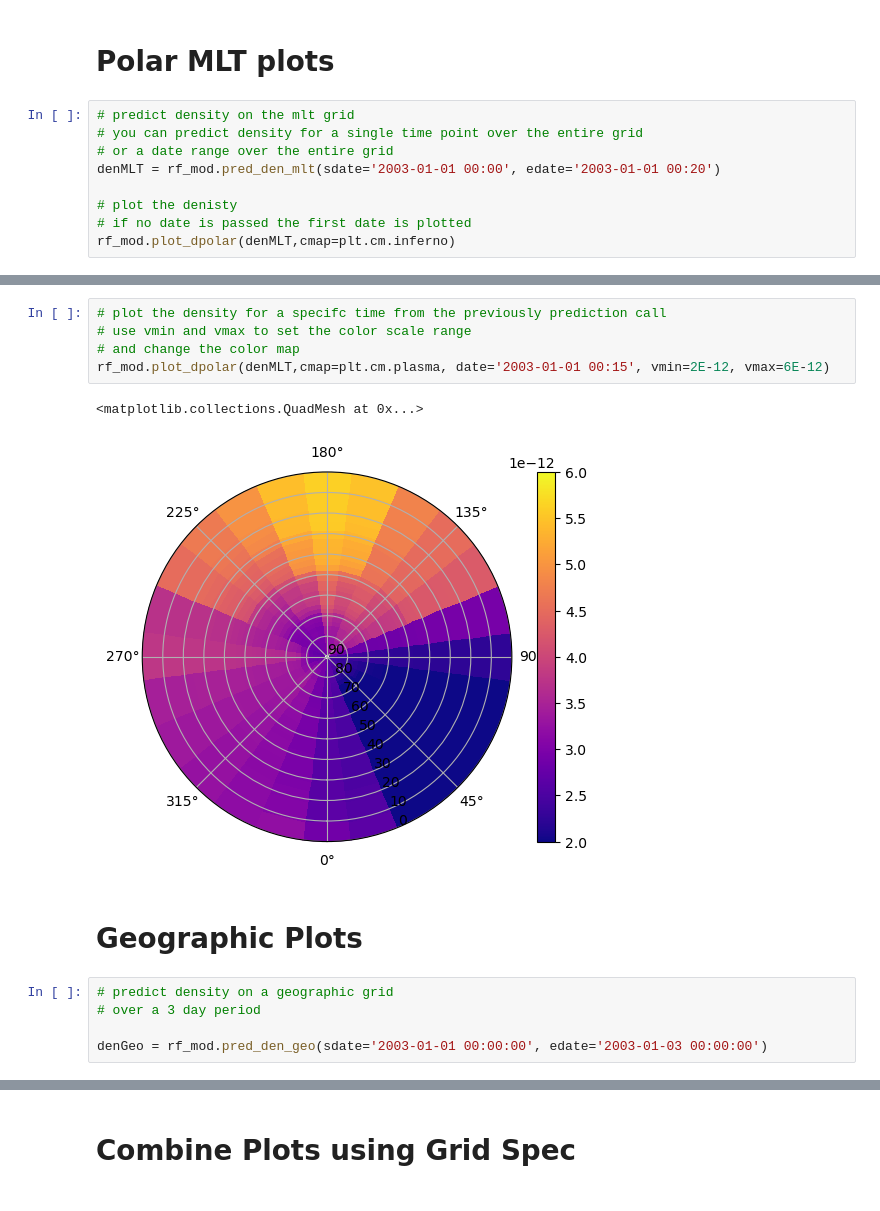
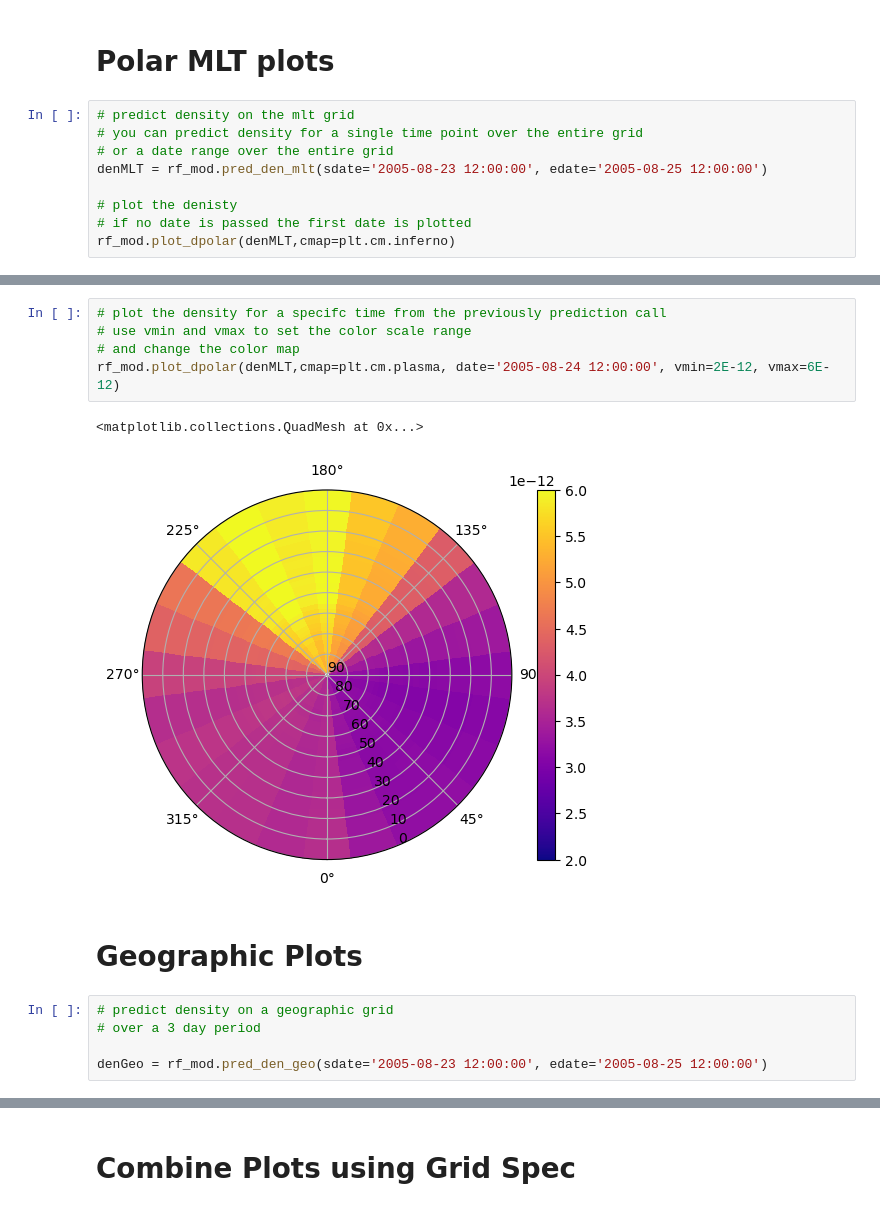
Before and after one commit to kylermurphy/mltdm, a Jupyter notebook: Notebooks/RF_predict.ipynb, the cells around one changed output, grey strips where cells are left out. Cells and saved outputs as stored; diff of their text form.

```diff
--- a/Notebooks/RF_predict.ipynb
+++ b/Notebooks/RF_predict.ipynb
@@ -59,7 +61,7 @@ print(rf_mod.feat_cols)
 # predict density on the mlt grid
 # you can predict density for a single time point over the entire grid
 # or a date range over the entire grid
-denMLT = rf_mod.pred_den_mlt(sdate='2003-01-01 00:00', edate='2003-01-01 00:20')
+denMLT = rf_mod.pred_den_mlt(sdate='2005-08-23 12:00:00', edate='2005-08-25 12:00:00')
 
 # plot the denisty
 # if no date is passed the first date is plotted
@@ -70,18 +72,18 @@ rf_mod.plot_dpolar(denMLT,cmap=plt.cm.inferno)
 # %%
 # plot the density for a specifc time from the previously prediction call
 # use vmin and vmax to set the color scale range
 # and change the color map
-rf_mod.plot_dpolar(denMLT,cmap=plt.cm.plasma, date='2003-01-01 00:15', vmin=2E-12, vmax=6E-12)
+rf_mod.plot_dpolar(denMLT,cmap=plt.cm.plasma, date='2005-08-24 12:00:00', vmin=2E-12, vmax=6E-12)
 # %% [output]
 <matplotlib.collections.QuadMesh at 0x...>
-[figure, old version]
+[figure, new version]
 # %% [markdown]
 # Geographic Plots
 # %%
 # predict density on a geographic grid
 # over a 3 day period
 
-denGeo = rf_mod.pred_den_geo(sdate='2003-01-01 00:00:00', edate='2003-01-03 00:00:00')
+denGeo = rf_mod.pred_den_geo(sdate='2005-08-23 12:00:00', edate='2005-08-25 12:00:00')
 # %%
 # plot the density at specific time on the created figure
 fig2 = plt.figure()
```
Also changed, not shown: parts of 5 cells of this notebook, 3 other files.
